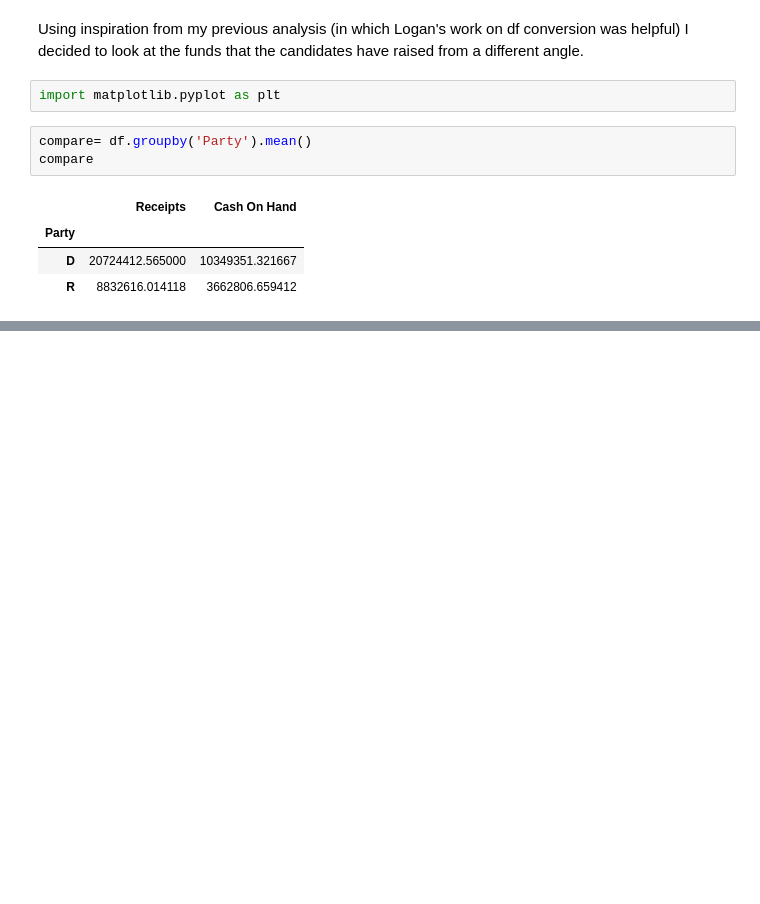
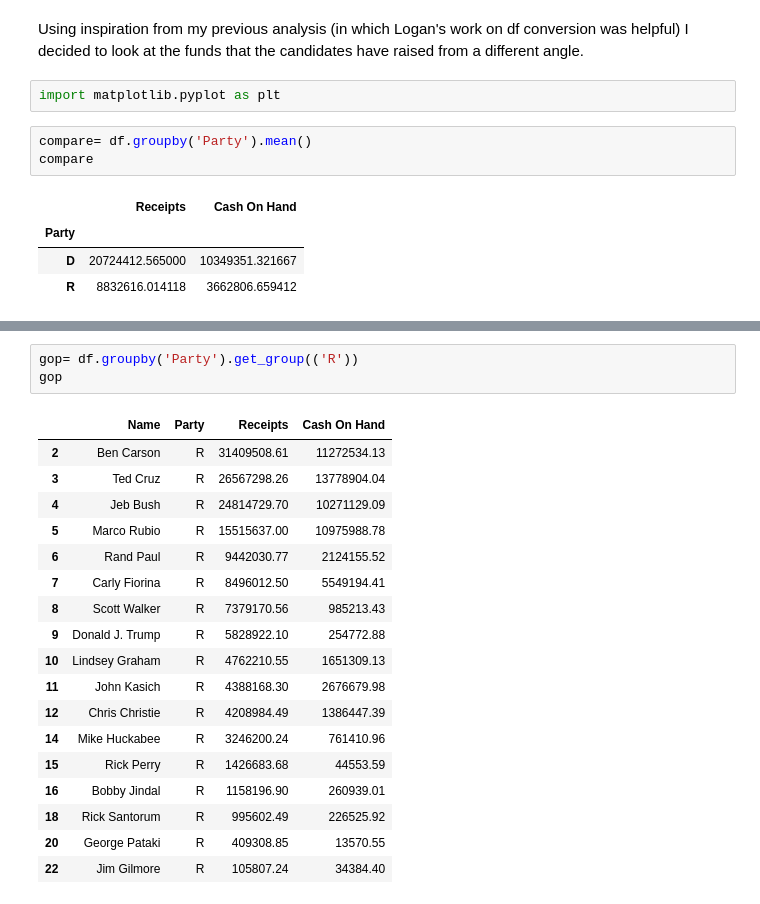
Before and after one commit to Synch1216/final, a Jupyter notebook: thefinalproject.ipynb, the cells around one changed output, grey strips where cells are left out. Saved outputs shown, nothing was run; the diff lists cells and outputs as text; blank space fills up the shorter version.

```diff
--- a/thefinalproject.ipynb
+++ b/thefinalproject.ipynb
@@ -85,0 +98,22 @@ compare
+# %%
+gop= df.groupby('Party').get_group(('R'))
+gop
+# %% [output]
+|  | Name | Party | Receipts | Cash On Hand |
+| 2 | Ben Carson | R | 31409508.61 | 11272534.13 |
+| 3 | Ted Cruz | R | 26567298.26 | 13778904.04 |
+| 4 | Jeb Bush | R | 24814729.70 | 10271129.09 |
+| 5 | Marco Rubio | R | 15515637.00 | 10975988.78 |
+| 6 | Rand Paul | R | 9442030.77 | 2124155.52 |
+| 7 | Carly Fiorina | R | 8496012.50 | 5549194.41 |
+| 8 | Scott Walker | R | 7379170.56 | 985213.43 |
+| 9 | Donald J. Trump | R | 5828922.10 | 254772.88 |
+| 10 | Lindsey Graham | R | 4762210.55 | 1651309.13 |
+| 11 | John Kasich | R | 4388168.30 | 2676679.98 |
+| 12 | Chris Christie | R | 4208984.49 | 1386447.39 |
+| 14 | Mike Huckabee | R | 3246200.24 | 761410.96 |
+| 15 | Rick Perry | R | 1426683.68 | 44553.59 |
+| 16 | Bobby Jindal | R | 1158196.90 | 260939.01 |
+| 18 | Rick Santorum | R | 995602.49 | 226525.92 |
+| 20 | George Pataki | R | 409308.85 | 13570.55 |
+| 22 | Jim Gilmore | R | 105807.24 | 34384.40 |
```
Also changed, not shown: parts of 3 cells of this notebook.
